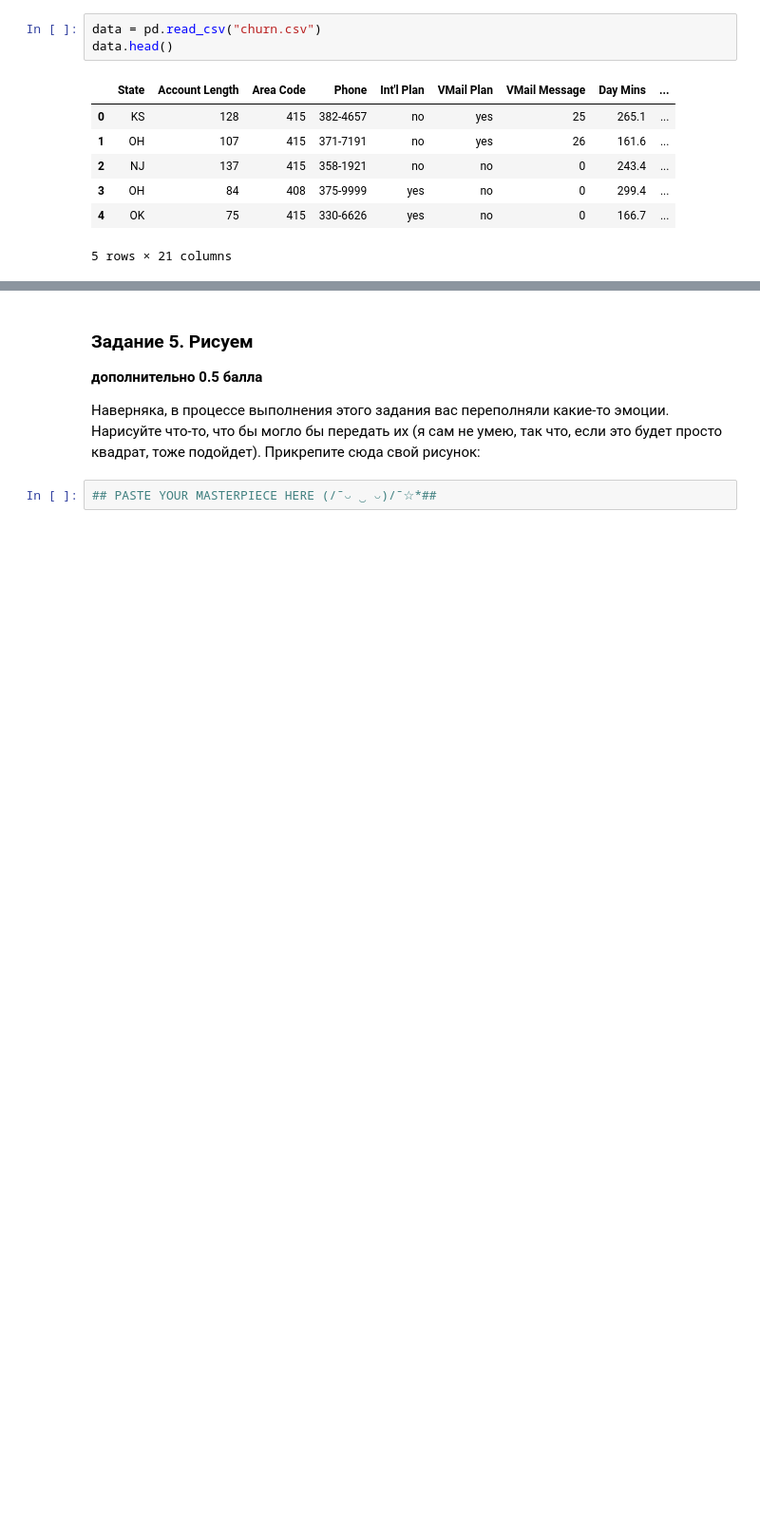
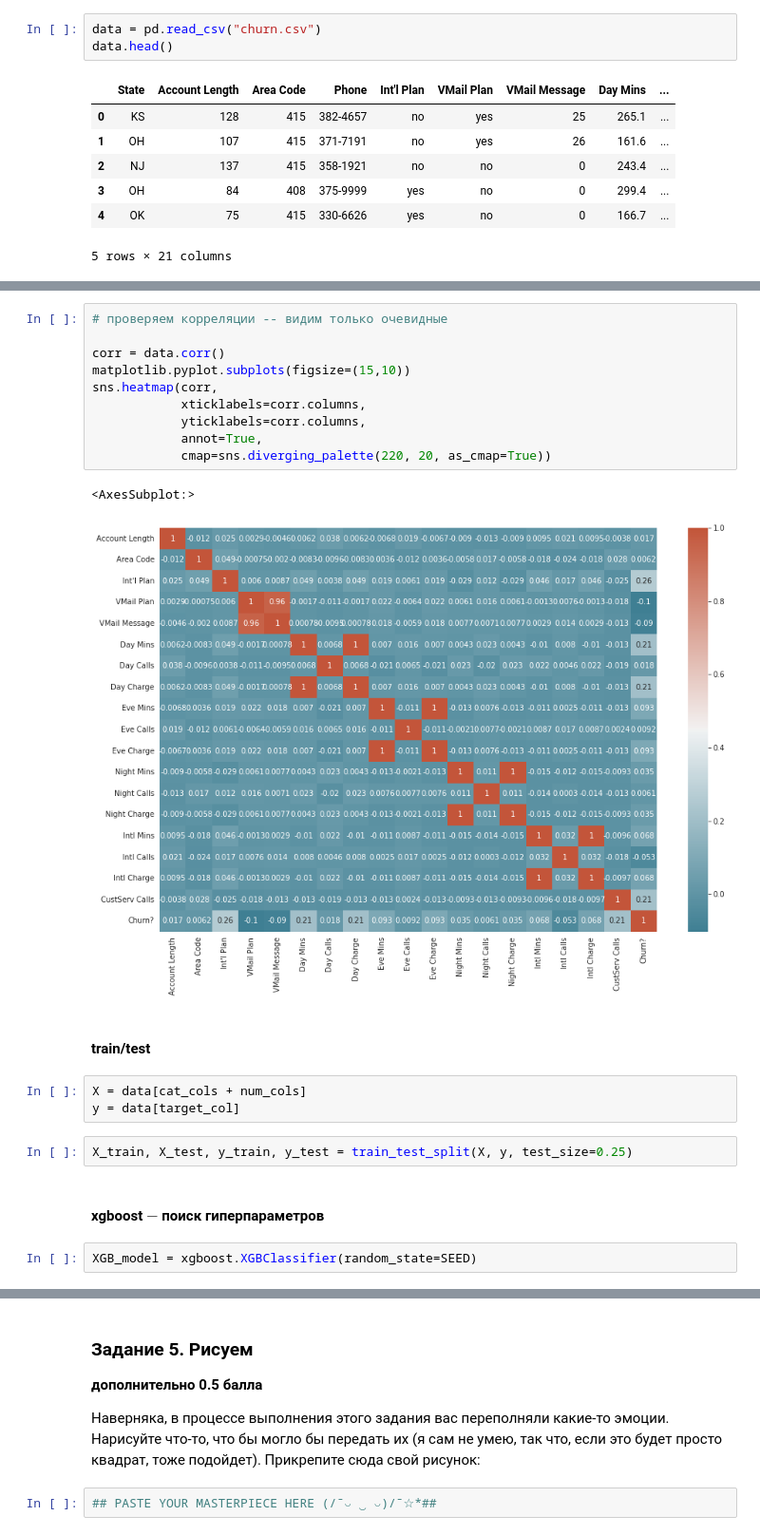
Before and after one commit to Lemonnik/BI-ML-2021, a Jupyter notebook: lesson_5_ensembles/homework/Ensembles.ipynb, the cells around one changed output, grey strips where cells are left out. Shown at 95% size. Drawn from its saved outputs; the diff is of its cells as text; blank space fills up the shorter version.

```diff
--- a/lesson_5_ensembles/homework/Ensembles.ipynb
+++ b/lesson_5_ensembles/homework/Ensembles.ipynb
@@ -570,0 +676,24 @@ data.head()
+# %%
+# проверяем корреляции -- видим только очевидные
+
+corr = data.corr()
+matplotlib.pyplot.subplots(figsize=(15,10))
+sns.heatmap(corr,
+            xticklabels=corr.columns,
+            yticklabels=corr.columns,
+            annot=True,
+            cmap=sns.diverging_palette(220, 20, as_cmap=True))
+# %% [output]
+<AxesSubplot:>
+[figure, added]
+# %% [markdown]
+#### train/test
+# %%
+X = data[cat_cols + num_cols]
+y = data[target_col]
+# %%
+X_train, X_test, y_train, y_test = train_test_split(X, y, test_size=0.25)
+# %% [markdown]
+#### xgboost $-$ поиск гиперпараметров
+# %%
+XGB_model = xgboost.XGBClassifier(random_state=SEED)
```
Also changed, not shown: parts of 28 cells of this notebook.
